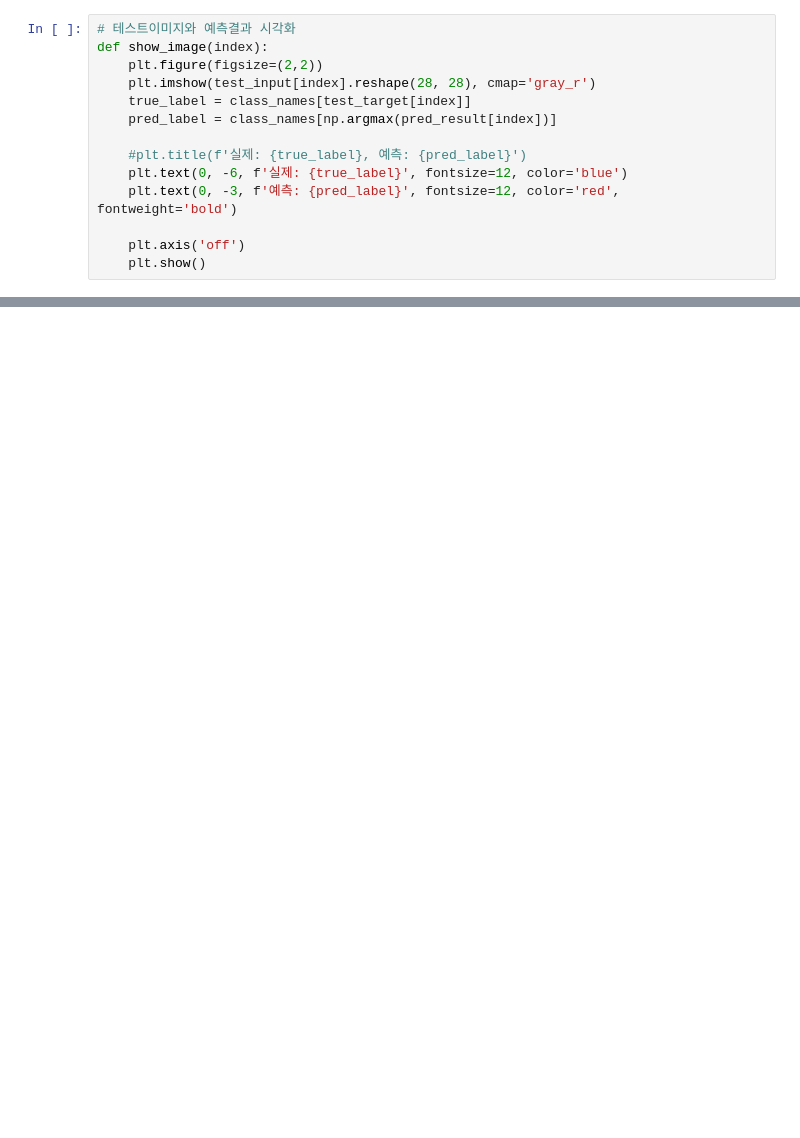
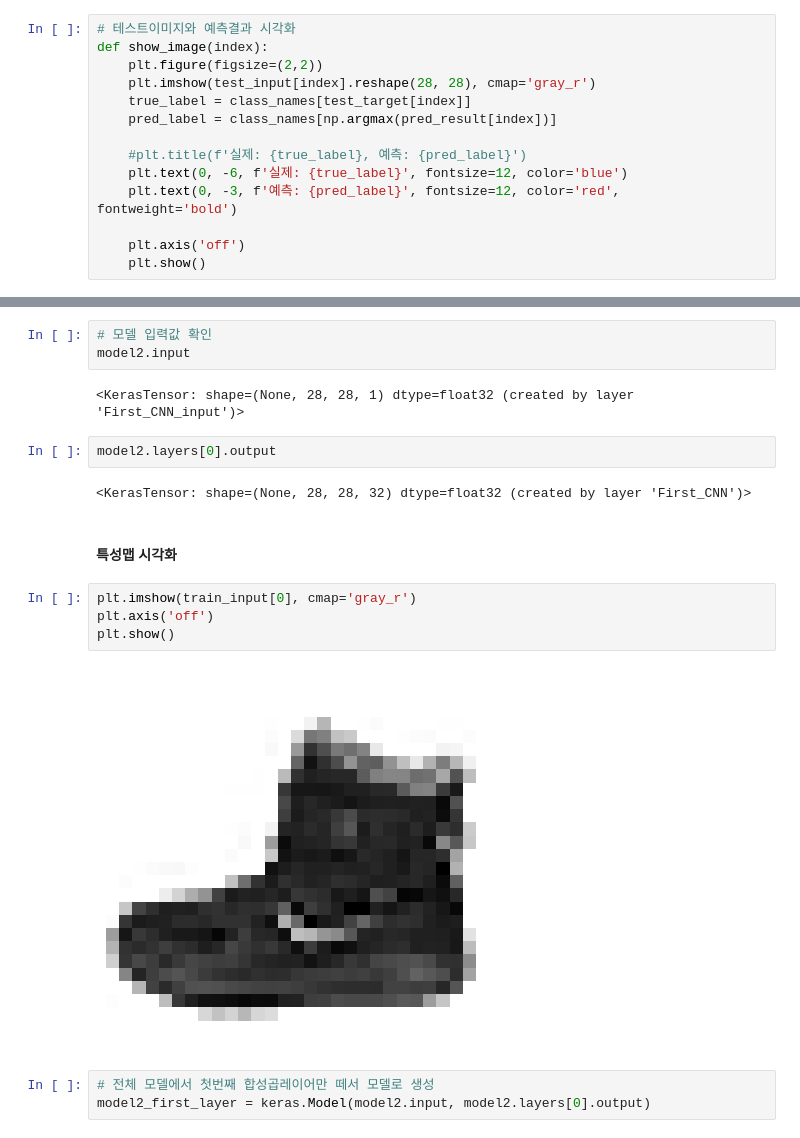
Before and after one commit to talCSHN/IoT_DataAnalysis_2025, a Jupyter notebook: day05/mldl01_케라스_합성곱신경망.ipynb, the cells around one changed output, grey strips where cells are left out. Cells and saved outputs as stored; diff of their text form; blank space fills up the shorter version.

```diff
--- a/day05/mldl01_케라스_합성곱신경망.ipynb
+++ b/day05/mldl01_케라스_합성곱신경망.ipynb
@@ -223,0 +322,20 @@ def show_image(index):
+# %%
+# 모델 입력값 확인
+model2.input
+# %% [output]
+<KerasTensor: shape=(None, 28, 28, 1) dtype=float32 (created by layer 'First_CNN_input')>
+# %%
+model2.layers[0].output
+# %% [output]
+<KerasTensor: shape=(None, 28, 28, 32) dtype=float32 (created by layer 'First_CNN')>
+# %% [markdown]
+#### 특성맵 시각화
+# %%
+plt.imshow(train_input[0], cmap='gray_r')
+plt.axis('off')
+plt.show()
+# %% [output]
+[figure, added]
+# %%
+# 전체 모델에서 첫번째 합성곱레이어만 떼서 모델로 생성
+model2_first_layer = keras.Model(model2.input, model2.layers[0].output)
```
Also changed, not shown: parts of 40 cells of this notebook, 7 other files.
